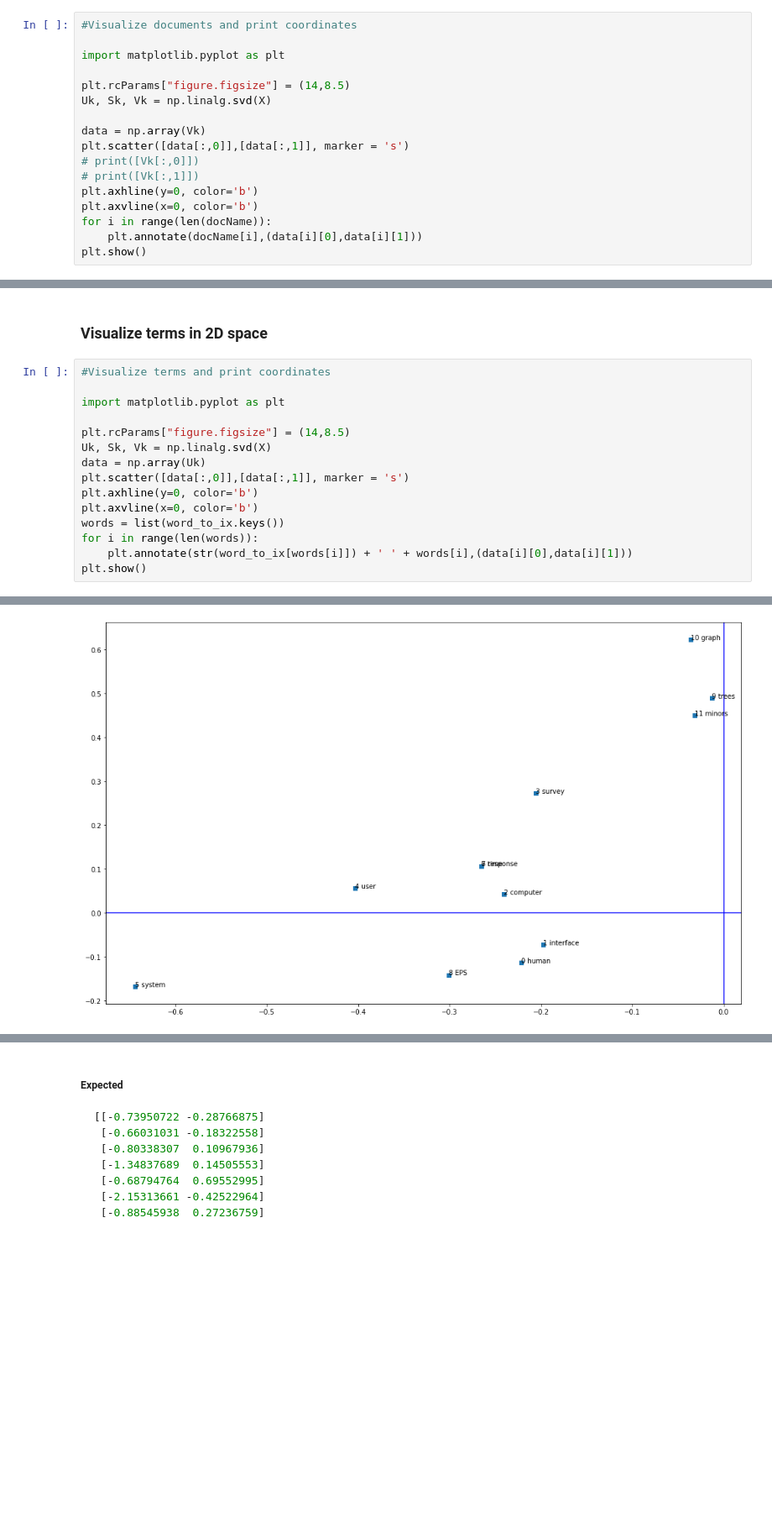
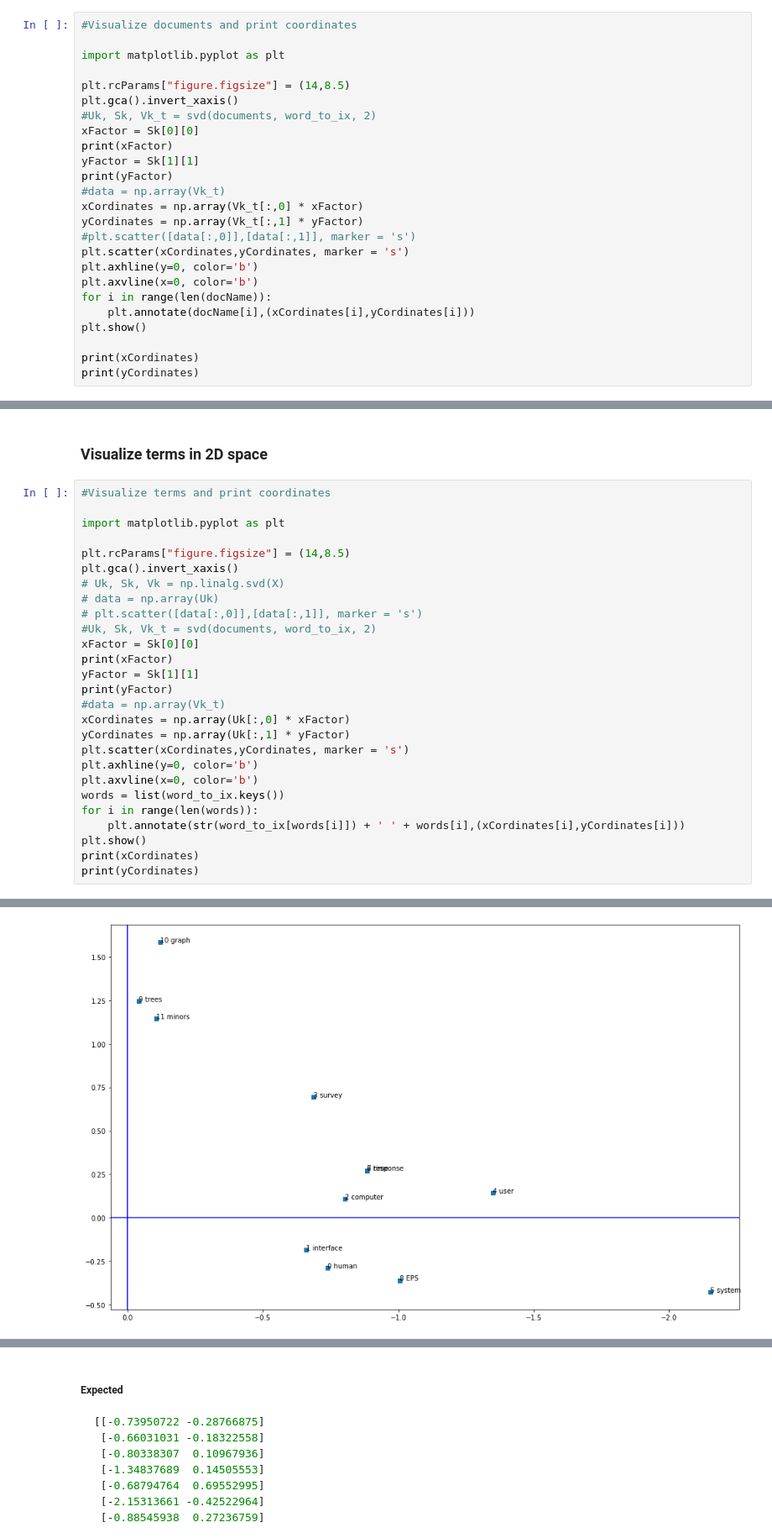
Before and after one commit to dpoulomi/nlp-assignment3, a Jupyter notebook: CS6120NLP_Assignment_3_Summer22.ipynb, the cells around one changed output, grey strips where cells are left out. Shown at 84% size. Saved outputs shown, nothing was run; the diff lists cells and outputs as text; blank space fills up the shorter version.

```diff
--- a/CS6120NLP_Assignment_3_Summer22.ipynb
+++ b/CS6120NLP_Assignment_3_Summer22.ipynb
@@ -309,15 +314,23 @@ print(Vk_t)
 import matplotlib.pyplot as plt
 
 plt.rcParams["figure.figsize"] = (14,8.5)
-Uk, Sk, Vk = np.linalg.svd(X)
-
-data = np.array(Vk)
-plt.scatter([data[:,0]],[data[:,1]], marker = 's')
-# print([Vk[:,0]])
-# print([Vk[:,1]])
+plt.gca().invert_xaxis()
+#Uk, Sk, Vk_t = svd(documents, word_to_ix, 2)
+xFactor = Sk[0][0]
+print(xFactor)
+yFactor = Sk[1][1]
+print(yFactor)
+#data = np.array(Vk_t)
+xCordinates = np.array(Vk_t[:,0] * xFactor)
+yCordinates = np.array(Vk_t[:,1] * yFactor)
+#plt.scatter([data[:,0]],[data[:,1]], marker = 's')
+plt.scatter(xCordinates,yCordinates, marker = 's')
 plt.axhline(y=0, color='b')
 plt.axvline(x=0, color='b')
 for i in range(len(docName)):
-    plt.annotate(docName[i],(data[i][0],data[i][1]))
+    plt.annotate(docName[i],(xCordinates[i],yCordinates[i]))
 plt.show()
+
+print(xCordinates)
+print(yCordinates)
 # %% [output]
@@ -344,13 +377,25 @@ plt.show()
 import matplotlib.pyplot as plt
 
 plt.rcParams["figure.figsize"] = (14,8.5)
-Uk, Sk, Vk = np.linalg.svd(X)
-data = np.array(Uk)
-plt.scatter([data[:,0]],[data[:,1]], marker = 's')
+plt.gca().invert_xaxis()
+# Uk, Sk, Vk = np.linalg.svd(X)
+# data = np.array(Uk)
+# plt.scatter([data[:,0]],[data[:,1]], marker = 's')
+#Uk, Sk, Vk_t = svd(documents, word_to_ix, 2)
+xFactor = Sk[0][0]
+print(xFactor)
+yFactor = Sk[1][1]
+print(yFactor)
+#data = np.array(Vk_t)
+xCordinates = np.array(Uk[:,0] * xFactor)
+yCordinates = np.array(Uk[:,1] * yFactor)
+plt.scatter(xCordinates,yCordinates, marker = 's')
 plt.axhline(y=0, color='b')
 plt.axvline(x=0, color='b')
 words = list(word_to_ix.keys())
 for i in range(len(words)):
-    plt.annotate(str(word_to_ix[words[i]]) + ' ' + words[i],(data[i][0],data[i][1]))
+    plt.annotate(str(word_to_ix[words[i]]) + ' ' + words[i],(xCordinates[i],yCordinates[i]))
 plt.show()
+print(xCordinates)
+print(yCordinates)
 # %% [output]
@@ -357 +404 @@ plt.show()
-[figure, old version]
+[figure, new version]
```
Also changed, not shown: parts of 14 cells of this notebook, 1 other file.
